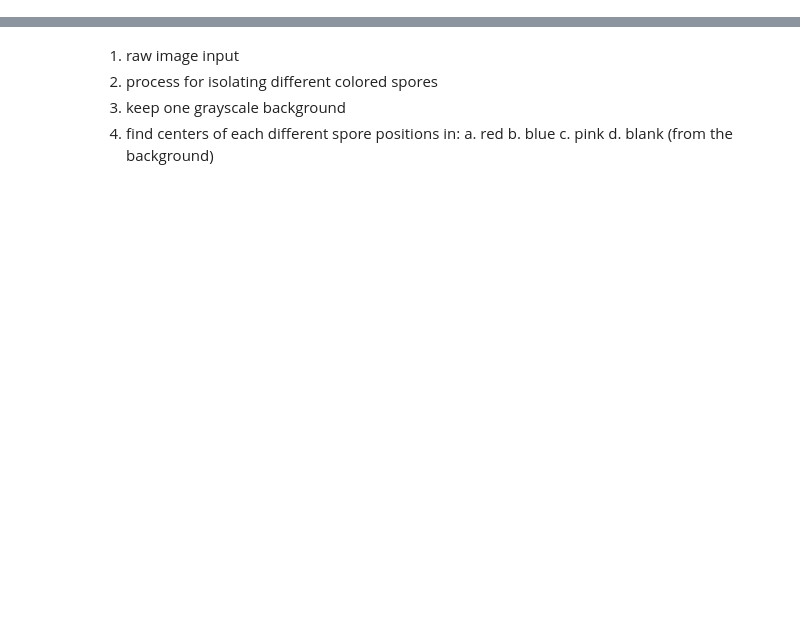
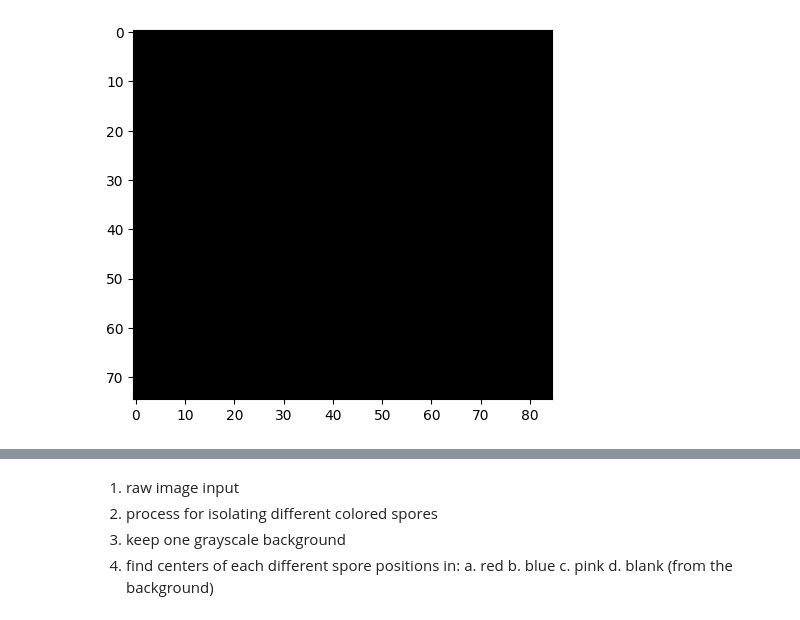
Before and after one commit to randomstuff07/little-colourful-things, a Jupyter notebook: cell_separation.ipynb, the cells around one changed output, grey strips where cells are left out. Cells and saved outputs as stored; diff of their text form; code cells hidden in the pictures; blank space fills up the shorter version.

```diff
--- a/cell_separation.ipynb
+++ b/cell_separation.ipynb
@@ -399,3 +399,13 @@ plt.show()
+# %%
+upper_pink = np.array([166, 255, 255])
+lower_pink = np.array([150, 100, 0])
+
+pink_mask = cv2.inRange(hsv, lower_pink, upper_pink)
+result_pink = cv2.bitwise_and(result, result, mask = pink_mask)
+plt.imshow(result_pink)
+plt.show()
+# %% [output]
+[figure, added]
 # %%
 spores = result_red + result_blue
 
```
Also changed, not shown: parts of 14 cells of this notebook.
